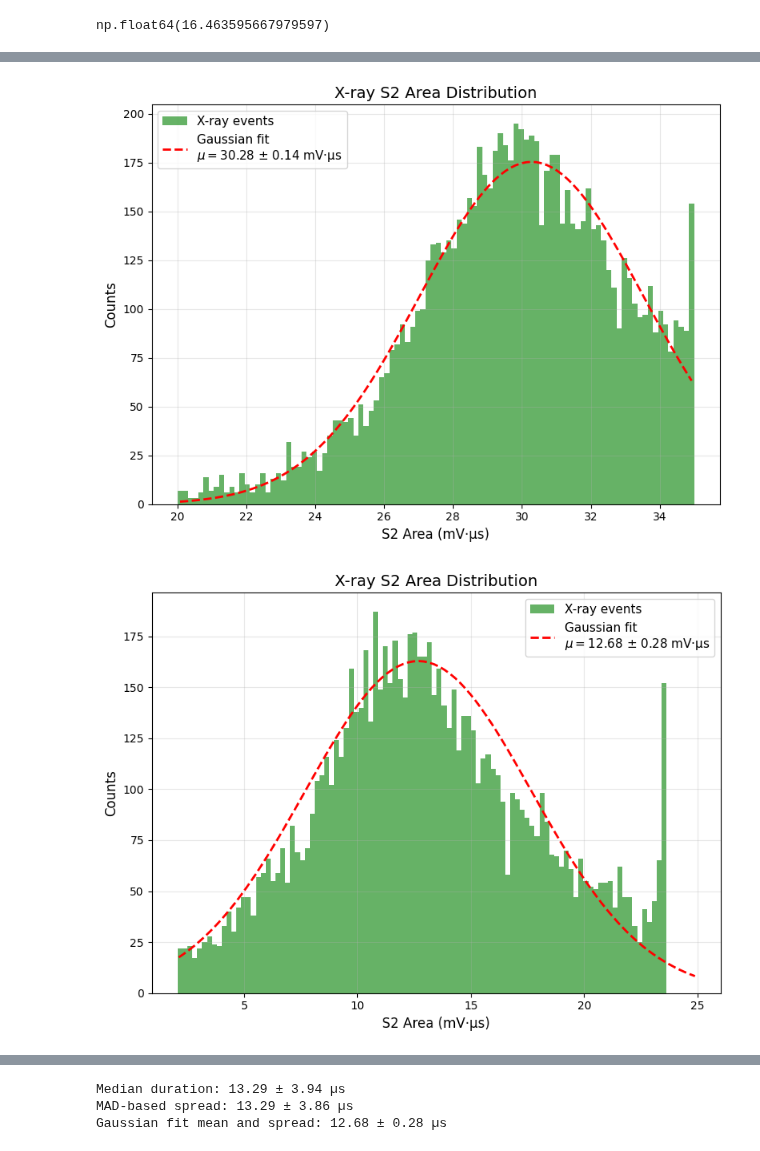
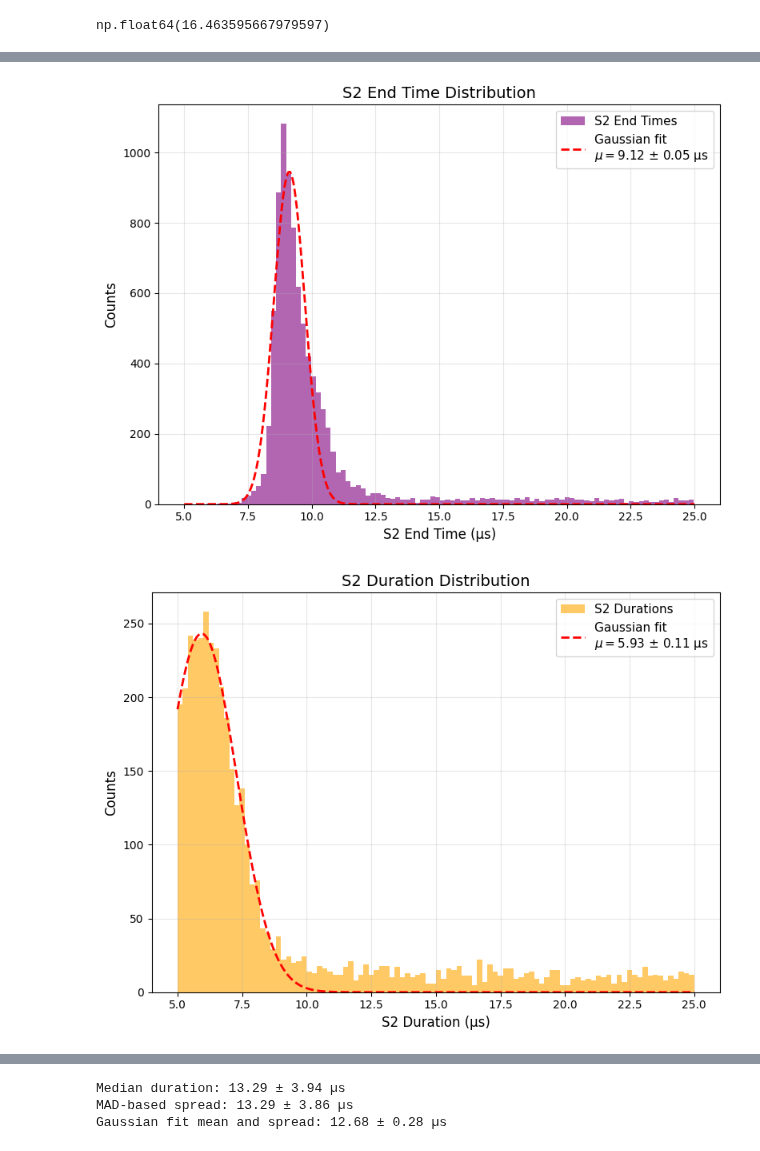
Before and after one commit to proscrite/RaTag, a Jupyter notebook: notebooks/diffusion_modeling.ipynb, the cells around one changed output, grey strips where cells are left out. Cells and saved outputs as stored; diff of their text form; code cells hidden in the pictures.

```diff
--- a/notebooks/diffusion_modeling.ipynb
+++ b/notebooks/diffusion_modeling.ipynb
@@ -155,5 +147,5 @@ n, bins, _ = ax[2].hist(s2_durations, bins=100, range=(2, 30), label='S2 Duratio
 # %%
-start_mean, start_std, _ = fit_xray_histogram(t_starts, bin_cuts=(12, 25), flag_plot=True)
-end_mean, end_std, _ = fit_xray_histogram(t_ends, bin_cuts=(20, 35), flag_plot=True)
-s2_mean, s2_std, s2_ci95 = fit_xray_histogram(s2_durations, bin_cuts=(2, 25), flag_plot=True)
+start_mean, start_std, _ = fit_s2_timing_histogram(t_starts, bin_cuts=(5, 25), flag_plot=True, timing_type='start')
+end_mean, end_std, _ = fit_s2_timing_histogram(t_ends, bin_cuts=(5, 25), flag_plot=True, timing_type='end')
+s2_mean, s2_std, s2_ci95 = fit_s2_timing_histogram(s2_durations, bin_cuts=(5, 25), flag_plot=True, timing_type='duration')
 # %% [output]
@@ -161,3 +153,3 @@ s2_mean, s2_std, s2_ci95 = fit_xray_histogram(s2_durations, bin_cuts=(2, 25), fl
-[figure, old version]
+[figure, new version]
-[figure, old version]
+[figure, new version]
 # %%
```
Also changed, not shown: parts of 19 cells of this notebook, 10 other files.
